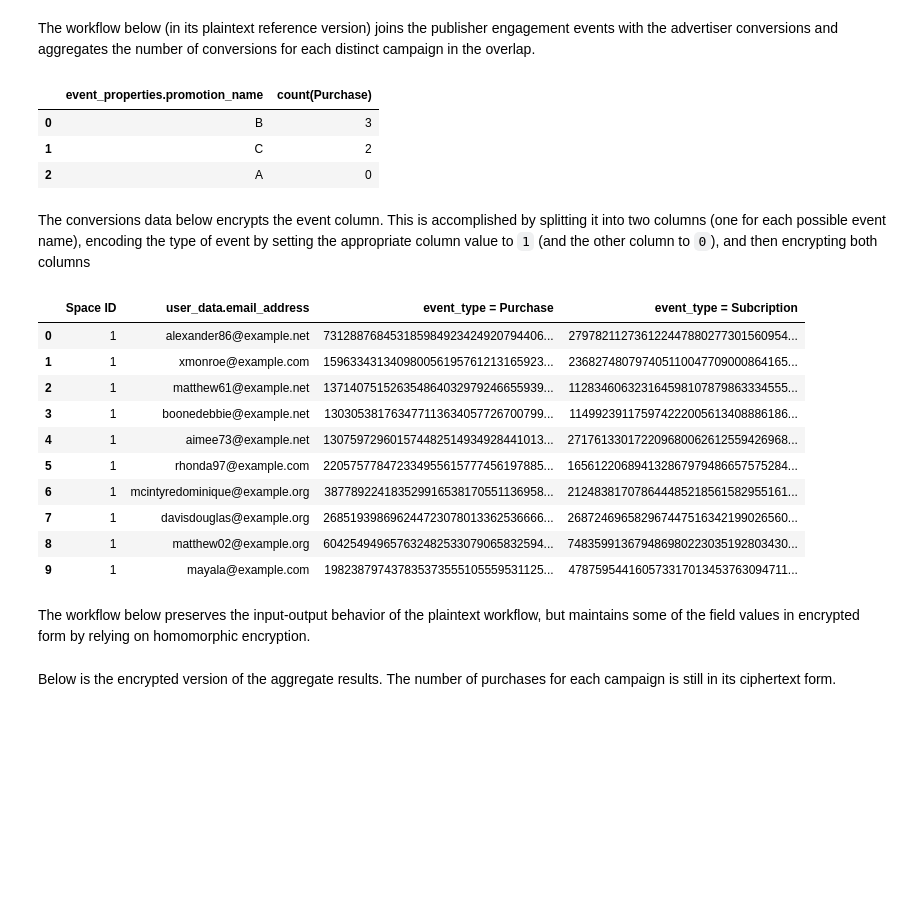
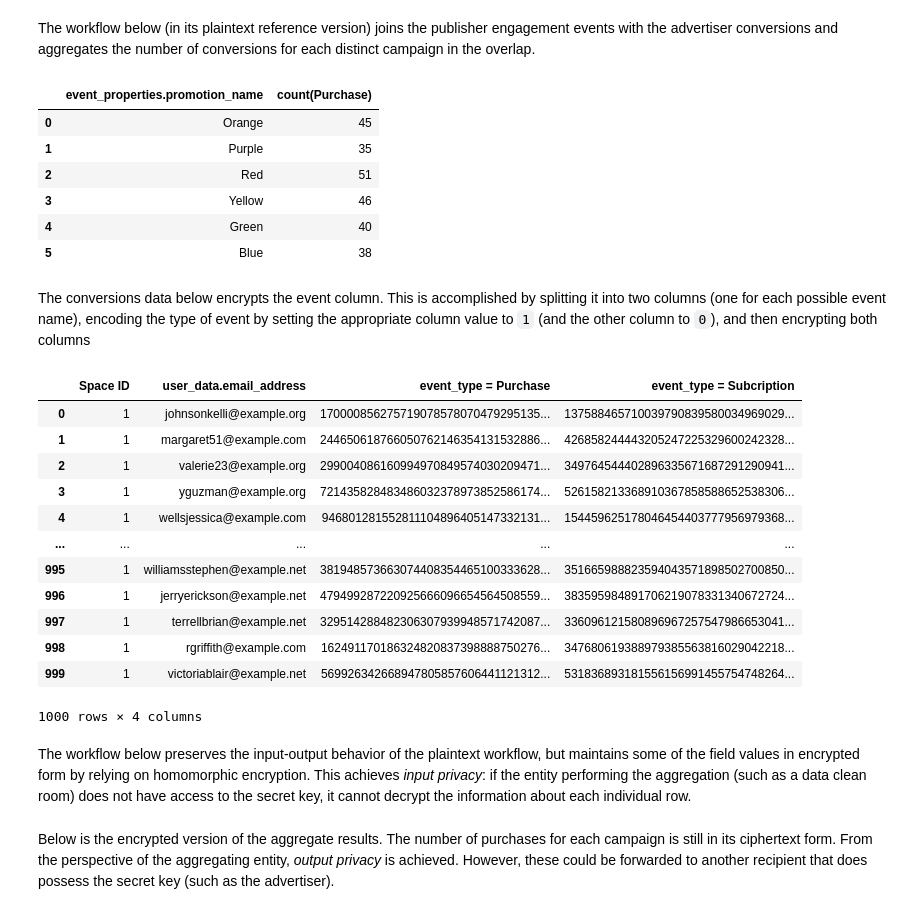
Before and after one commit to IABTechLab/privacy-lab, a Jupyter notebook: notebook/workflows.ipynb, the cells around one changed output. Cells and saved outputs as stored; diff of their text form; code cells hidden in the pictures; blank space fills up the shorter version.

Commit message:
Add exposition and differential privacy workflow variant; improve formatting.

```diff
--- a/notebook/workflows.ipynb
+++ b/notebook/workflows.ipynb
@@ -16,7 +16,7 @@ A common space of keys (emails) is generated below and used for generating simul
 random.seed(123)
 faker.Faker.seed(123)
 fake = faker.Faker()
-emails = [fake.email() for _ in range(15)]
+emails = [fake.email() for _ in tqdm(range(10000))]
 # %% [markdown]
 The function below is used to display data as a table.
 # %%
@@ -28,8 +28,8 @@ def table(data, columns):
 # %% [markdown]
 ### Publisher Engagement Events
 # %%
-es = random.sample(emails, 10)
-campaigns = ['A', 'B', 'C']
+es = random.sample(emails, 10000)
+campaigns = ['Red', 'Orange', 'Yellow', "Green", "Blue", "Purple"]
 regions = ['NA', 'LATAM', 'EMEA', 'APAC', 'ROW']
 
 events = [
@@ -41,7 +41,7 @@ events = [
         random.choice(regions),      # user_data.address.region
         random.choice([False, True]) # user_data.opt_out
     ]
-    for i in range(10)
+    for i in tqdm(range(5000))
 ]
 
 table(
@@ -70,7 +72,7 @@ table(
 # %% [markdown]
 ### Advertiser Conversions
 # %%
-es = random.sample(emails, 10)
+es = random.sample(emails, 1000)
 names = ['Purchase', 'Subscription']
 
 conversions = [
@@ -79,7 +81,7 @@ conversions = [
         es[i],                # user_data.email_address
         random.choice(names)  # event_type
     ]
-    for i in range(10)
+    for i in range(len(es))
 ]
 
 table(conversions, ["Space ID", "user_data.email_address", "event_type"])
@@ -125,6 +149,8 @@ join = [
         spaceid_e,
         type_e,
         campaign_e,
+        region_e,
+        opt_e,
         type_c
     ]
     for (spaceid_e, key_e, type_e, campaign_e, region_e, opt_e) in events
@@ -137,12 +163,13 @@ aggregate = [
         campaign,
         sum([
             1
-            for (_, _, campaign_, event) in join
-            if campaign == campaign_ and event == 'Purchase'
+            for (_, _, campaign_, _, _, _,) in join
+            if campaign == campaign_
         ])
     ]
-    for campaign in {campaign_ for [_, _, campaign_, _] in join} # Unique campaigns.
+    for campaign in {campaign_ for [_, _, campaign_, _, _, _] in join} # Unique campaigns.
 ]
 
-table(aggregate, ["event_properties.promotion_name", "count(Purchase)"])
+columns = ["event_properties.promotion_name", "count(Purchase|Subscription)"]
+table(aggregate, columns)
 # %% [output]
@@ -156,23 +252,38 @@ table(aggregate, ["event_properties.promotion_name", "count(Purchase)"])
 The workflow below (in its plaintext reference version) joins the publisher engagement events with the advertiser conversions and aggregates the number of conversions for each distinct campaign in the overlap.
 # %%
 join = [
-    [spaceid_e, type_e, campaign_e, name_c]
+    [
+        spaceid_e,
+        type_e,
+        campaign_e,
+        type_c
+    ]
     for (spaceid_e, key_e, type_e, campaign_e, region_e, opt_e) in events
-    for (spaceid_c, key_c, name_c) in conversions
+    for (spaceid_c, key_c, type_c) in conversions
     if key_e == key_c
 ]
 
 aggregate = [
-    [campaign, sum([1 for (s, t, c, n) in join if campaign == c and n == 'Purchase'])]
-    for campaign in {campaign_ for [_, _, campaign_, _] in join}
+    [
+        campaign,
+        sum([
+            1
+            for (_, _, campaign_, event) in join
+            if campaign == campaign_ and event == 'Purchase'
+        ])
+    ]
+    for campaign in {campaign_ for [_, _, campaign_, _] in join} # Unique campaigns.
 ]
 
 table(aggregate, ["event_properties.promotion_name", "count(Purchase)"])
 # %% [output]
 |  | event_properties.promotion_name | count(Purchase) |
-| 0 | B | 3 |
-| 1 | C | 2 |
-| 2 | A | 0 |
+| 0 | Orange | 45 |
+| 1 | Purple | 35 |
+| 2 | Red | 51 |
+| 3 | Yellow | 46 |
+| 4 | Green | 40 |
+| 5 | Blue | 38 |
 # %% [markdown]
 The conversions data below encrypts the event column. This is accomplished by splitting it into two columns (one for each possible event name), encoding the type of event by setting the appropriate column value to ``1`` (and the other column to ``0``), and then encrypting both columns
 # %%
@@ -195,17 +306,19 @@ conversions_enc = [
 table(conversions_enc, ["Space ID", "user_data.email_address", "event_type = Purchase", "event_type = Subcription"])
 # %% [output]
 |  | Space ID | user_data.email_address | event_type = Purchase | event_type = Subcription |
-| 0 | 1 | alexander86@example.net | 731288768453185984923424920794406... | 279782112736122447880277301560954... |
-| 1 | 1 | xmonroe@example.com | 159633431340980056195761213165923... | 236827480797405110047709000864165... |
-| 2 | 1 | matthew61@example.net | 137140751526354864032979246655939... | 112834606323164598107879863334555... |
-| 3 | 1 | boonedebbie@example.net | 130305381763477113634057726700799... | 114992391175974222005613408886186... |
-| 4 | 1 | aimee73@example.net | 130759729601574482514934928441013... | 271761330172209680062612559426968... |
-| 5 | 1 | rhonda97@example.com | 220575778472334955615777456197885... | 165612206894132867979486657575284... |
-| 6 | 1 | mcintyredominique@example.org | 387789224183529916538170551136958... | 212483817078644485218561582955161... |
-| 7 | 1 | davisdouglas@example.org | 268519398696244723078013362536666... | 268724696582967447516342199026560... |
-| 8 | 1 | matthew02@example.org | 604254949657632482533079065832594... | 748359913679486980223035192803430... |
-| 9 | 1 | mayala@example.com | 198238797437835373555105559531125... | 478759544160573317013453763094711... |
+| 0 | 1 | johnsonkelli@example.org | 170000856275719078578070479295135... | 137588465710039790839580034969029... |
+| 1 | 1 | margaret51@example.com | 244650618766050762146354131532886... | 426858244443205247225329600242328... |
+| 2 | 1 | valerie23@example.org | 299004086160994970849574030209471... | 349764544402896335671687291290941... |
+| 3 | 1 | yguzman@example.org | 721435828483486032378973852586174... | 526158213368910367858588652538306... |
+| 4 | 1 | wellsjessica@example.com | 946801281552811104896405147332131... | 154459625178046454403777956979368... |
+| ... | ... | ... | ... | ... |
+| 995 | 1 | williamsstephen@example.net | 381948573663074408354465100333628... | 351665988823594043571898502700850... |
+| 996 | 1 | jerryerickson@example.net | 479499287220925666096654564508559... | 383595984891706219078331340672724... |
+| 997 | 1 | terrellbrian@example.net | 329514288482306307939948571742087... | 336096121580896967257547986653041... |
+| 998 | 1 | rgriffith@example.com | 162491170186324820837398888750276... | 347680619388979385563816029042218... |
+| 999 | 1 | victoriablair@example.net | 569926342668947805857606441121312... | 531836893181556156991455754748264... |
+1000 rows × 4 columns
 # %% [markdown]
-The workflow below preserves the input-output behavior of the plaintext workflow, but maintains some of the field values in encrypted form by relying on homomorphic encryption.
+The workflow below preserves the input-output behavior of the plaintext workflow, but maintains some of the field values in encrypted form by relying on homomorphic encryption. This achieves *input privacy*: if the entity performing the aggregation (such as a data clean room) does not have access to the secret key, it cannot decrypt the information about each individual row.
 # %%
 join = [
@@ -220,7 +346,7 @@ aggregate_enc = [
     for campaign in {campaign_ for [_, _, campaign_, _, _] in join}
 ]
 # %% [markdown]
-Below is the encrypted version of the aggregate results. The number of purchases for each campaign is still in its ciphertext form.
+Below is the encrypted version of the aggregate results. The number of purchases for each campaign is still in its ciphertext form. From the perspective of the aggregating entity, *output privacy* is achieved. However, these could be forwarded to another recipient that does possess the secret key (such as the advertiser).
 # %%
 table(aggregate_enc, ["event_properties.promotion_name", "count(Purchase)"])
 # %% [output]
```
Also changed, not shown: parts of 18 cells of this notebook, 1 other file.
